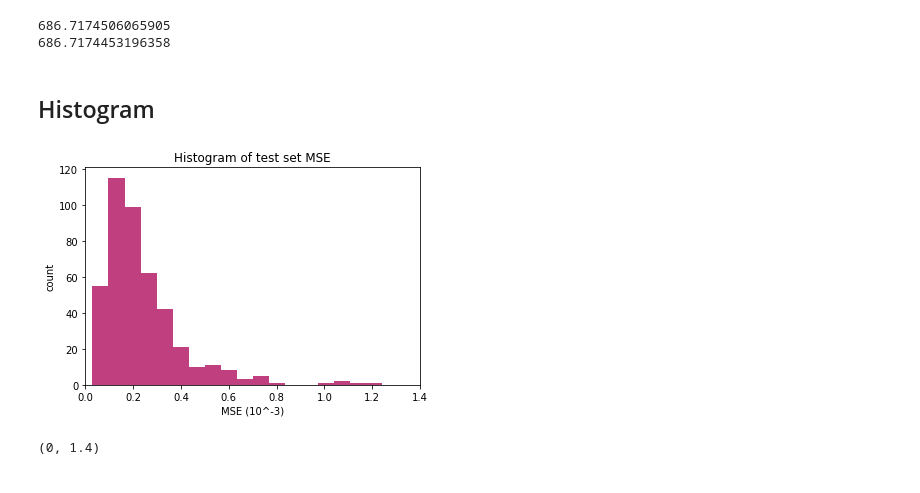
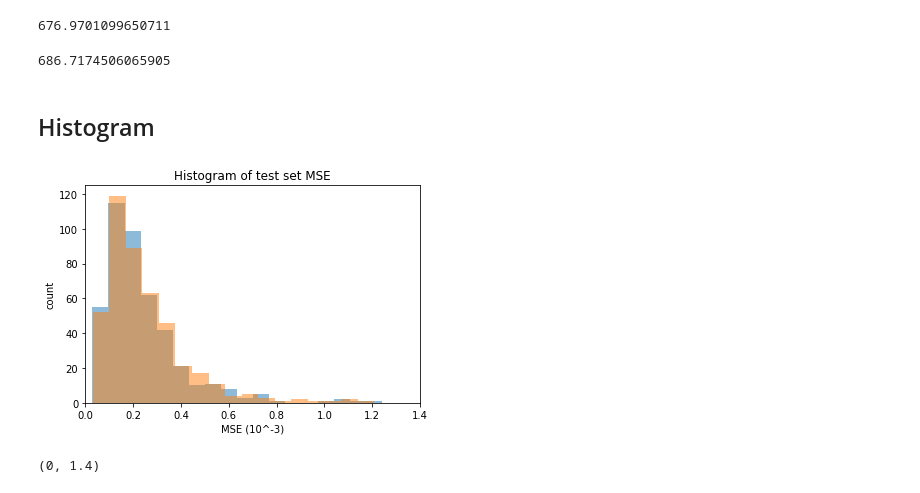
Before and after one commit to trdvangraft/mlbio, a Jupyter notebook: Data visualisations-RobustnessAnalysis.ipynb, the cells around one changed output. Drawn from its saved outputs; the diff is of its cells as text; code cells hidden in the pictures.

```diff
--- a/Data visualisations-RobustnessAnalysis.ipynb
+++ b/Data visualisations-RobustnessAnalysis.ipynb
@@ -6,32 +6,3 @@ import random
 import scipy.stats as sp
 import ast
 import math
-# %%
-testFS = "./src/testFS.txt"
-testMSE = "./src/testMSE.txt"
-testFSwithNoise10 = "./src/withnoise_10testFS.txt"
-testMSEwithNoise10 = "./src/withnoise_10testMSE.txt"
-
-
-with open(testFS, 'r') as file:
-    FSstring = file.read()
-
-FSdata =np.array(ast.literal_eval(FSstring))
-
-with open(testMSE, 'r') as file:
-    MSEstring = file.read()
-
-MSEdata = np.array(ast.literal_eval(MSEstring))
-
-with open(testMSEwithNoise10, 'r') as file:
-    MSENoise10string = file.read()
-
-MSENoise10data = np.array(ast.literal_eval(MSENoise10string))
-
-with open(testFSwithNoise10, 'r') as file:
-    FSNoise10string = file.read()
-
-FSNoise10data = np.array(ast.literal_eval(FSNoise10string))
-# %% [output]
-686.7174506065905
-686.7174453196358
@@ -38,18 +42,31 @@ FSNoise10data = np.array(ast.literal_eval(FSNoise10string))
+# %%
+# Data50 = todict(getFiles(10))
+standardMSE = readFiles(testMSE)
+readNoised = readFiles("./src/withnoise_10_0.1testFS.txt")
+# %%
+print(readNoised.sum())
+# %% [output]
+676.9701099650711
+# %%
+print(standardFS.sum())
+# %% [output]
+686.7174506065905
 # %% [markdown]
 ## Histogram
 # %%
-MSEdataScaled = MSEdata*1000
-MSENoise10Scaled = MSENoise10data*1000
+def scale(data):
+    return data*1000
+
 n = math.ceil((MSEdataScaled.max() - MSEdataScaled.min())/0.07)
-plt.hist(MSEdataScaled, bins=n,fc=(0, 0, 1, 0.5))
-plt.hist(MSENoise10Scaled,bins=n,fc=(1, 0, 0, 0.5))
+plt.hist(scale(standardMSE), bins=n,alpha=0.5)
+plt.hist(scale(readNoised),bins=n,alpha=0.5)
 plt.title("Histogram of test set MSE")
 plt.ylabel("count")
 plt.xlabel("MSE (10^-3)")
 plt.xlim([0, 1.4])
 plt.show()
 # %% [output]
-[figure, old version]
+[figure, new version]
 # %%
 count,bins_count = np.histogram(MSEdataScaled, bins=40)
 
```
Also changed, not shown: parts of 4 cells of this notebook, 58 other files.
